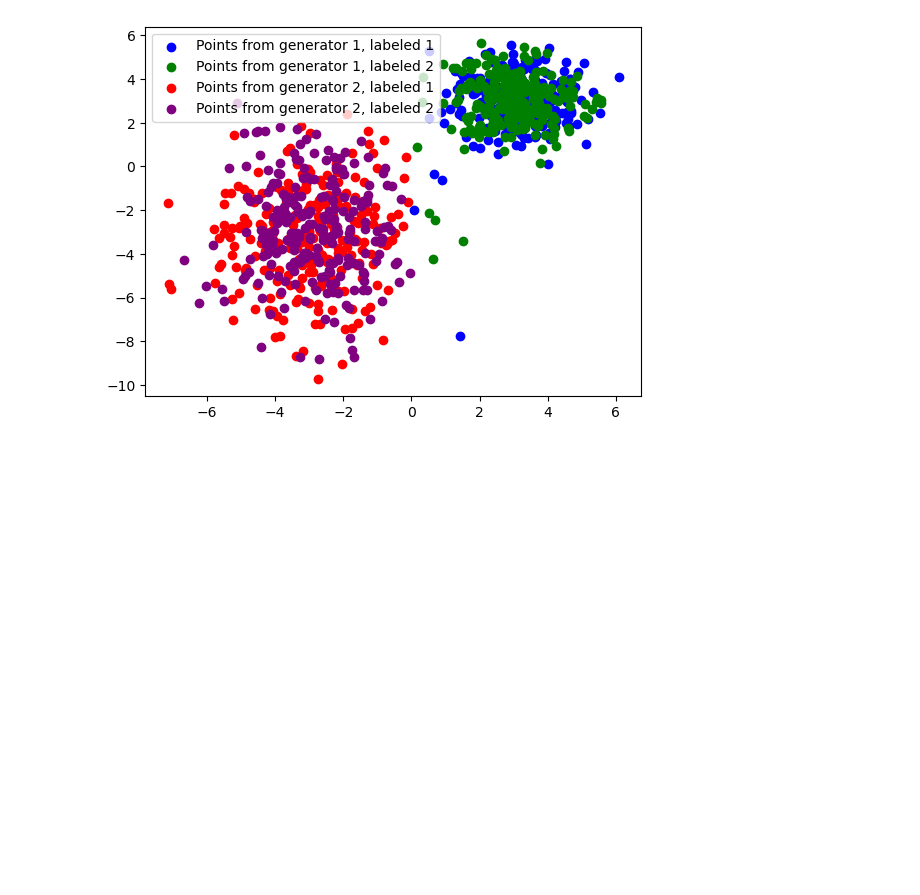
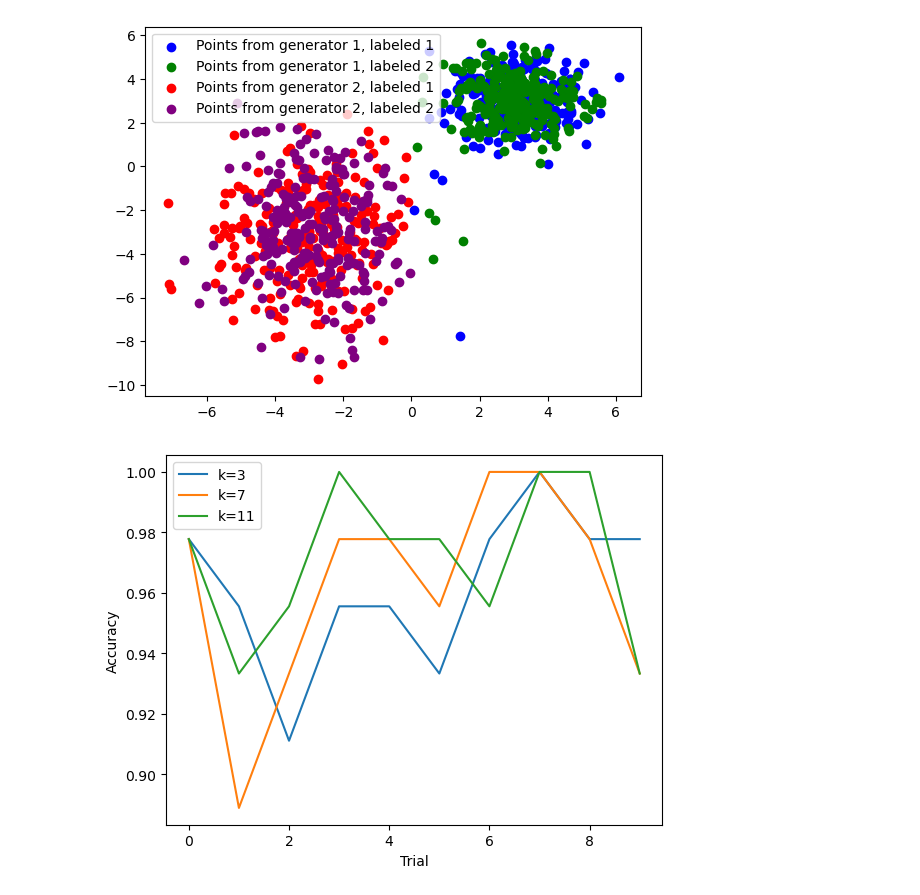
Before and after one commit to Qubi0-0/MachineLearning, a Jupyter notebook: SupervisedLearning/SupervisedLearning.ipynb, the cells around one changed output. Saved outputs shown, nothing was run; the diff lists cells and outputs as text; code cells hidden in the pictures; blank space fills up the shorter version.

```diff
--- a/SupervisedLearning/SupervisedLearning.ipynb
+++ b/SupervisedLearning/SupervisedLearning.ipynb
@@ -176,3 +174,41 @@ learner.generate_data(plot_flag=True)
 learner.train_perceptron()
 # %% [output]
 [figure]
+# %%
+from sklearn.model_selection import train_test_split
+from sklearn.neighbors import KNeighborsClassifier
+from sklearn.datasets import load_iris
+from sklearn.metrics import accuracy_score
+import matplotlib.pyplot as plt
+import numpy as np
+
+class SupervisedLearning_2:
+    def __init__(self):
+        self.iris = load_iris()
+
+    def knn_classifier(self, k_values=[3, 7, 11], num_trials= 10):
+        results = {k: [] for k in k_values}
+
+        for _ in range(num_trials):
+            X_train, X_test, y_train, y_test = train_test_split(self.iris.data, self.iris.target, test_size=0.3)
+
+            for k in k_values:
+                knn = KNeighborsClassifier(n_neighbors=k)
+                knn.fit(X_train, y_train)
+
+                y_pred = knn.predict(X_test)
+
+                accuracy = accuracy_score(y_test, y_pred)
+                results[k].append(accuracy)
+
+        for k, accuracies in results.items():
+            plt.plot(range(num_trials), accuracies, label=f'k={k}')
+        plt.xlabel('Trial')
+        plt.ylabel('Accuracy')
+        plt.legend()
+        plt.show()
+# %%
+learner_2 = SupervisedLearning_2()
+learner_2.knn_classifier()
+# %% [output]
+[figure, added]
```
Also changed, not shown: parts of 2 cells of this notebook.
